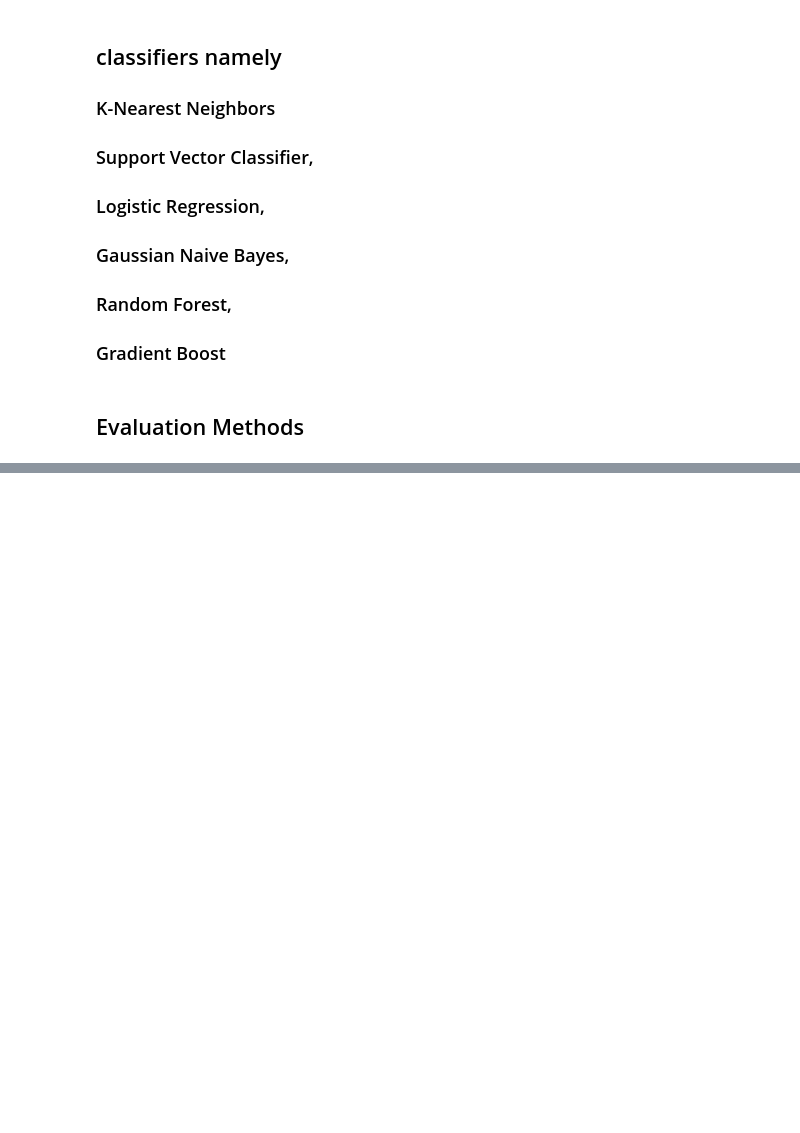
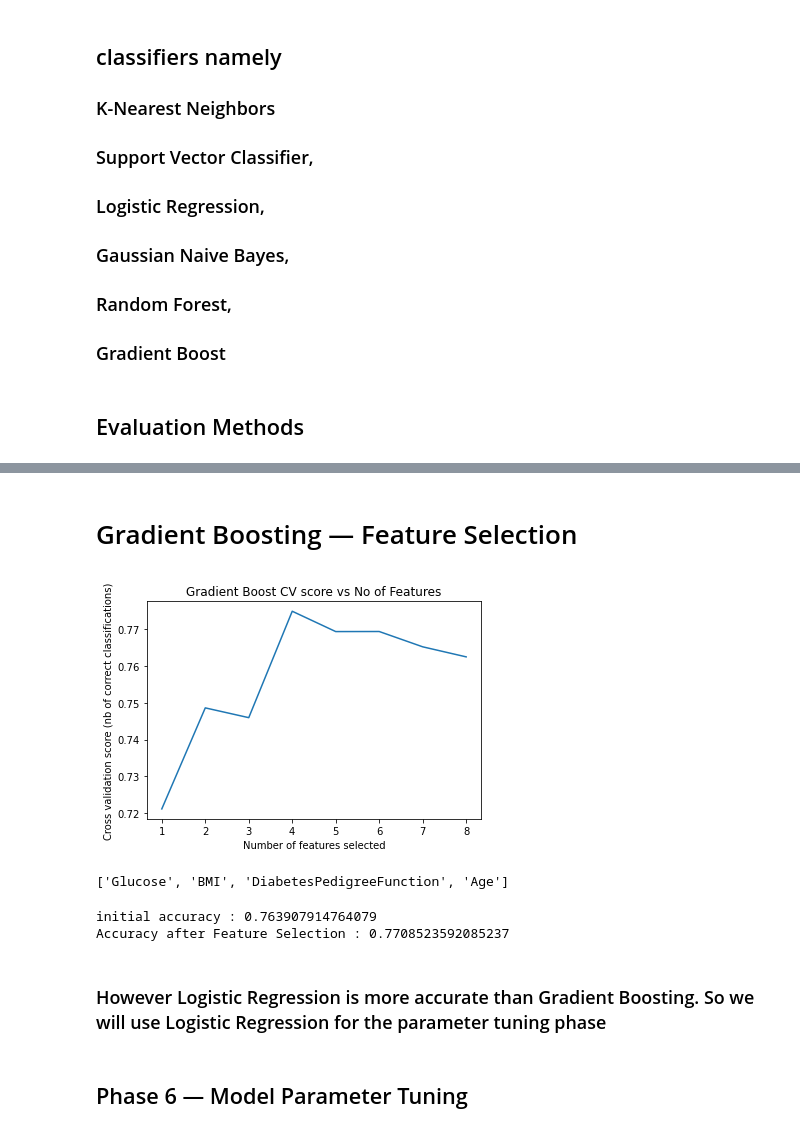
Before and after one commit to rahulbhataniya/diabeties_prediction, a Jupyter notebook: diabetes_notebook.ipynb, the cells around one changed output, grey strips where cells are left out. Cells and saved outputs as stored; diff of their text form; code cells hidden in the pictures; blank space fills up the shorter version.

```diff
--- a/diabetes_notebook.ipynb
+++ b/diabetes_notebook.ipynb
@@ -193,0 +282,37 @@ from sklearn.metrics import accuracy_score
+# %% [markdown]
+# Gradient Boosting — Feature Selection
+# %%
+gb_model = GradientBoostingClassifier()
+gb_rfecv = RFECV(estimator=gb_model, step=1, cv=strat_k_fold, scoring='accuracy')
+gb_rfecv.fit(X, y)
+plt.figure()
+plt.title('Gradient Boost CV score vs No of Features')
+plt.xlabel("Number of features selected")
+plt.ylabel("Cross validation score (nb of correct classifications)")
+plt.plot(range(1, len(gb_rfecv.grid_scores_) + 1), gb_rfecv.grid_scores_)
+plt.show()
+# %% [output]
+[figure, added]
+# %%
+feature_importance = list(zip(feature_names, gb_rfecv.support_))
+new_features = []
+for key,value in enumerate(feature_importance):
+    if(value[1]) == True:
+        new_features.append(value[0])
+
+print(new_features)
+# %% [output]
+['Glucose', 'BMI', 'DiabetesPedigreeFunction', 'Age']
+# %%
+X_new_gb=diabetes_mod[new_features]
+initial_score=cross_val_score(gb_model,X,y,cv=strat_k_fold,scoring='accuracy').mean()
+print("initial accuracy : {}".format(initial_score))
+fe_score = cross_val_score(gb_model, X_new_gb, y, cv=strat_k_fold, scoring='accuracy').mean()
+print("Accuracy after Feature Selection : {} ".format(fe_score))
+# %% [output]
+initial accuracy : 0.763907914764079
+Accuracy after Feature Selection : 0.7708523592085237
+# %% [markdown]
+### However Logistic Regression is more accurate than Gradient Boosting. So we will use Logistic Regression for the parameter tuning phase
+# %% [markdown]
+## Phase 6 — Model Parameter Tuning
```
Also changed, not shown: parts of 16 cells of this notebook.
